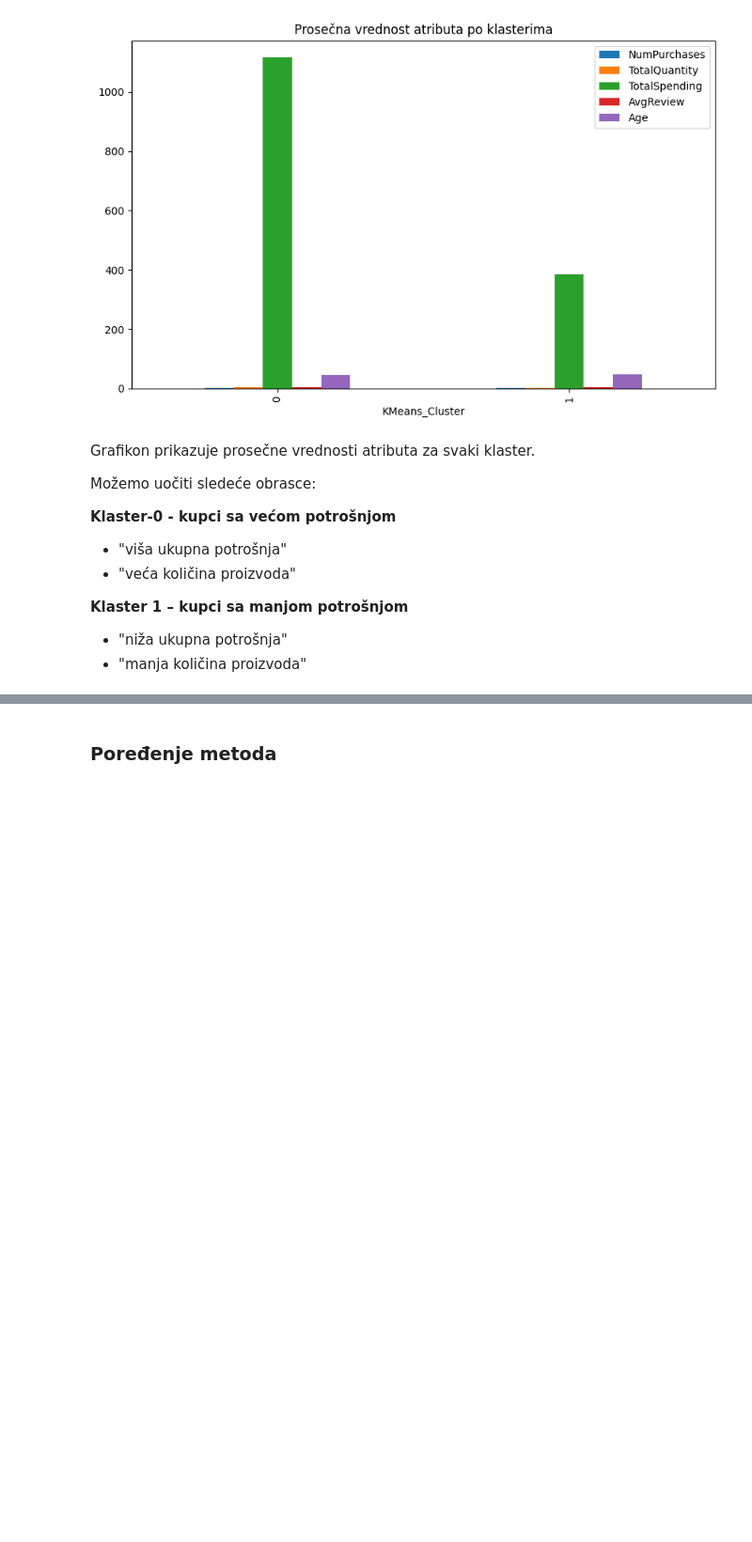
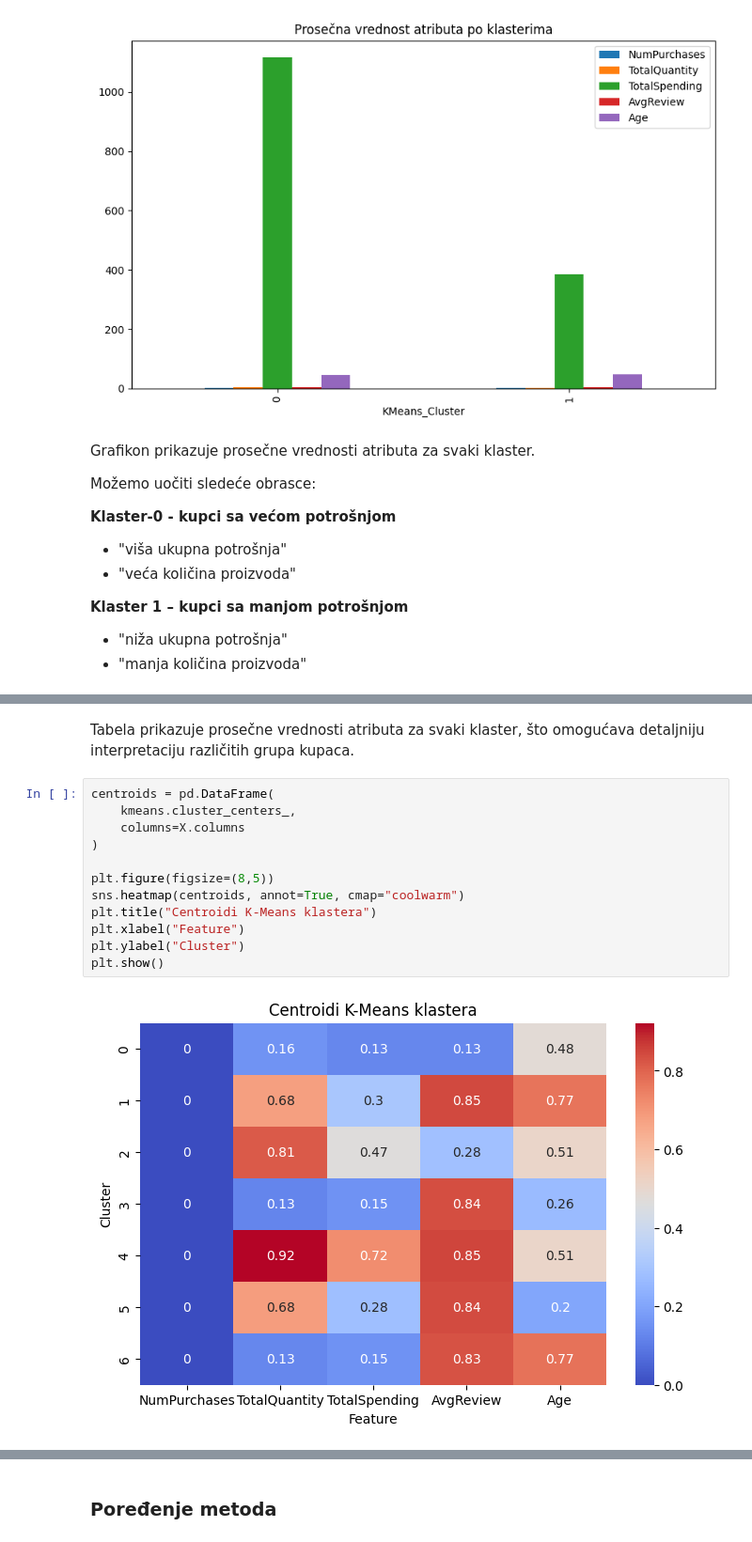
Before and after one commit to MarijaVidovic/MasinkoUcenjeDrugiProjekt, a Jupyter notebook: Online Retail & E-Commerce Dataset.ipynb, the cells around one changed output, grey strips where cells are left out. Shown at 94% size. Drawn from its saved outputs; the diff is of its cells as text; blank space fills up the shorter version.

```diff
--- a/Online Retail & E-Commerce Dataset.ipynb
+++ b/Online Retail & E-Commerce Dataset.ipynb
@@ -897,0 +926,16 @@ Možemo uočiti sledeće obrasce:
+# %% [markdown]
+Tabela prikazuje prosečne vrednosti atributa za svaki klaster, što omogućava detaljniju interpretaciju različitih grupa kupaca.
+# %%
+centroids = pd.DataFrame(
+    kmeans.cluster_centers_,
+    columns=X.columns
+)
+
+plt.figure(figsize=(8,5))
+sns.heatmap(centroids, annot=True, cmap="coolwarm")
+plt.title("Centroidi K-Means klastera")
+plt.xlabel("Feature")
+plt.ylabel("Cluster")
+plt.show()
+# %% [output]
+[figure, added]
```
Also changed, not shown: parts of 39 cells of this notebook.
